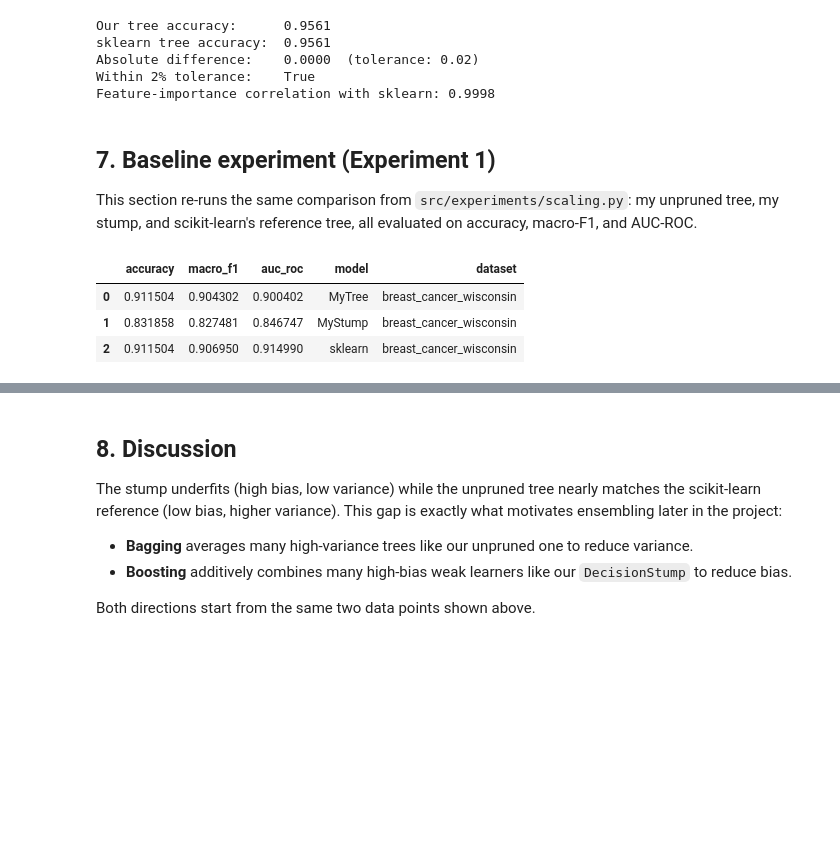
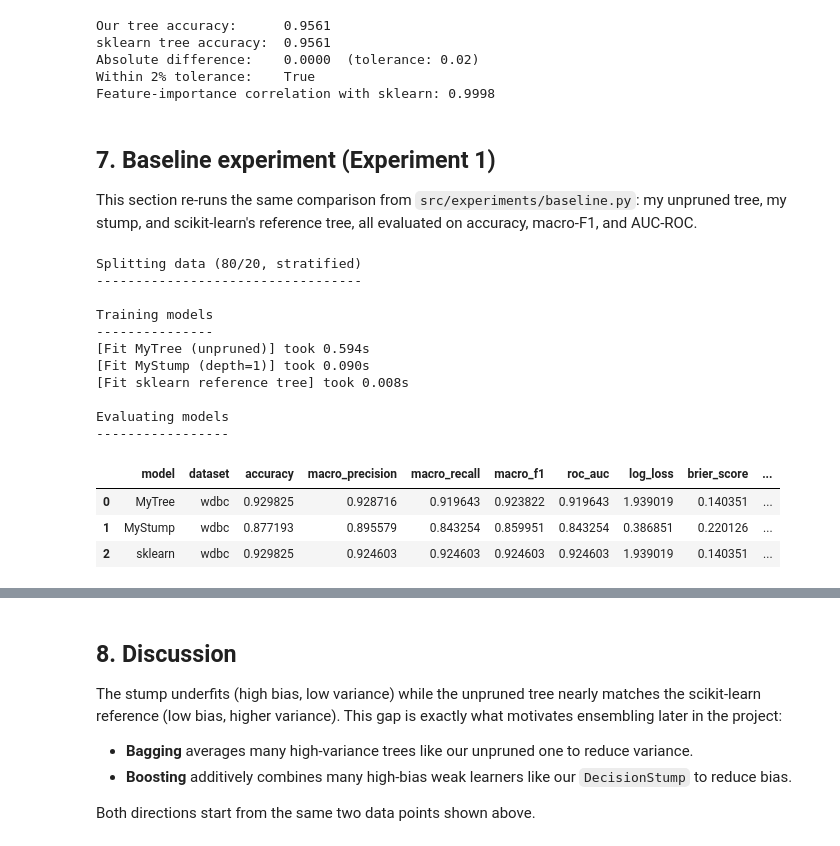
Before and after one commit to RzayevNihat/zero-bias-boosting-vs-bagging, a Jupyter notebook: notebooks/DecisionTreeNotebook.ipynb, the cells around one changed output, grey strips where cells are left out. Saved outputs shown, nothing was run; the diff lists cells and outputs as text; code cells hidden in the pictures; blank space fills up the shorter version.

```diff
--- a/notebooks/DecisionTreeNotebook.ipynb
+++ b/notebooks/DecisionTreeNotebook.ipynb
@@ -196,17 +196,32 @@ Feature-importance correlation with sklearn: 0.9998
 # %% [markdown]
 ## 7. Baseline experiment (Experiment 1)
 
-This section re-runs the same comparison from `src/experiments/scaling.py`: my unpruned tree, my stump, and scikit-learn's reference tree, all evaluated on accuracy, macro-F1, and AUC-ROC.
+This section re-runs the same comparison from `src/experiments/baseline.py`: my unpruned tree, my stump, and scikit-learn's reference tree, all evaluated on accuracy, macro-F1, and AUC-ROC.
 # %%
-from src.experiments.scaling import run_baseline_experiment
+from src.experiments.baseline import run_baseline_experiment
+import pandas as pd
 
-results_df = run_baseline_experiment(X, y, dataset_name="breast_cancer_wisconsin", imbalanced=False)
+# run_baseline_experiment() loads WDBC itself (via load_wdbc) and returns
+# a list of per-model metric dicts -- wrap it in a DataFrame for display.
+rows = run_baseline_experiment()
+results_df = pd.DataFrame(rows)
 results_df
 # %% [output]
+Splitting data (80/20, stratified)
+----------------------------------
+
+Training models
+---------------
+[Fit MyTree (unpruned)] took 0.594s
+[Fit MyStump (depth=1)] took 0.090s
+[Fit sklearn reference tree] took 0.008s
+
+Evaluating models
+-----------------
-|  | accuracy | macro_f1 | auc_roc | model | dataset |
-| 0 | 0.911504 | 0.904302 | 0.900402 | MyTree | breast_cancer_wisconsin |
-| 1 | 0.831858 | 0.827481 | 0.846747 | MyStump | breast_cancer_wisconsin |
-| 2 | 0.911504 | 0.906950 | 0.914990 | sklearn | breast_cancer_wisconsin |
+|  | model | dataset | accuracy | macro_precision | macro_recall | macro_f1 | roc_auc | log_loss | brier_score | ... |
+| 0 | MyTree | wdbc | 0.929825 | 0.928716 | 0.919643 | 0.923822 | 0.919643 | 1.939019 | 0.140351 | ... |
+| 1 | MyStump | wdbc | 0.877193 | 0.895579 | 0.843254 | 0.859951 | 0.843254 | 0.386851 | 0.220126 | ... |
+| 2 | sklearn | wdbc | 0.929825 | 0.924603 | 0.924603 | 0.924603 | 0.924603 | 1.939019 | 0.140351 | ... |
 # %%
 fig, ax = plt.subplots(figsize=(7, 4))
 x_pos = np.arange(len(results_df))
```
Also changed, not shown: parts of 2 cells of this notebook.
